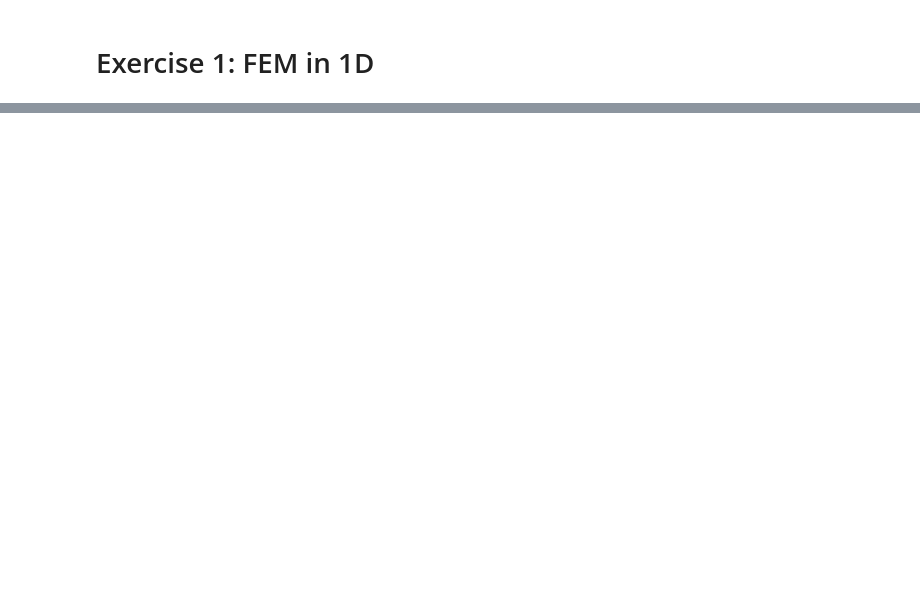
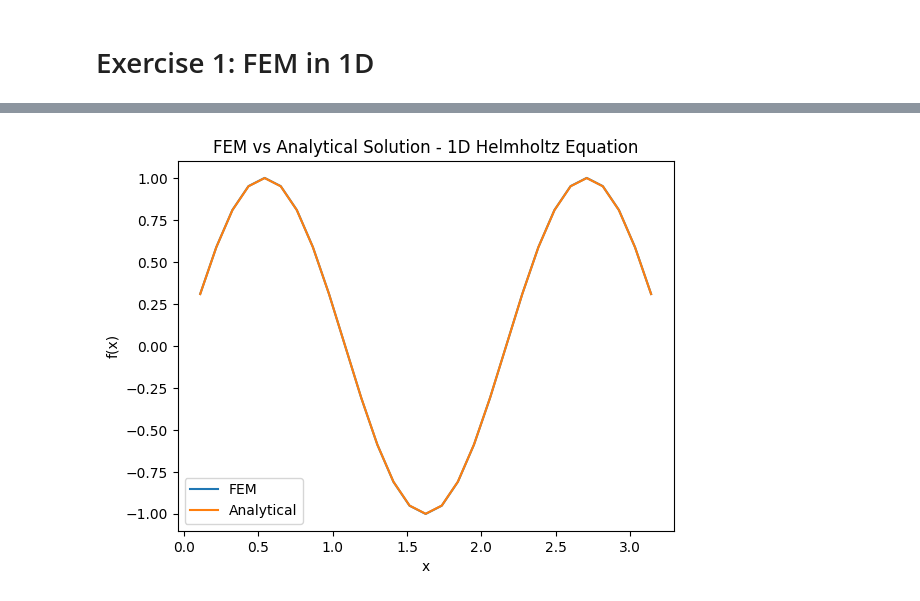
Before and after one commit to joaopedrobiu6/CompElectroMag, a Jupyter notebook: pro3/Assignment3.ipynb, the cells around one changed output, grey strips where cells are left out. Saved outputs shown, nothing was run; the diff lists cells and outputs as text; code cells hidden in the pictures; blank space fills up the shorter version.

```diff
--- a/pro3/Assignment3.ipynb
+++ b/pro3/Assignment3.ipynb
@@ -81,0 +151,20 @@ import matplotlib.pyplot as plt
+# %%
+# Solve the linear system using the FEM method
+f = np.linalg.solve(A, b)
+# %%
+# Analytical Solution
+ftrue = np.zeros(n-1)  # Initialize the array for the analytical solution
+
+for i in range(1, n):
+    xi = i * h
+    ftrue[i-1] = np.sin(3*xi)  # Analytical solution
+# %%
+plt.plot(np.linspace(0, np.pi, n)[1:], f, label='FEM') # We skip the first node since we are only computing the solution at the interior nodes
+plt.plot(np.linspace(0, np.pi, n)[1:], ftrue, label='Analytical')
+plt.xlabel('x')
+plt.ylabel('f(x)')
+plt.title('FEM vs Analytical Solution - 1D Helmholtz Equation')
+plt.legend()
+plt.show()
+# %% [output]
+[figure, added]
```
Also changed, not shown: parts of 16 cells of this notebook, 2 other files.
